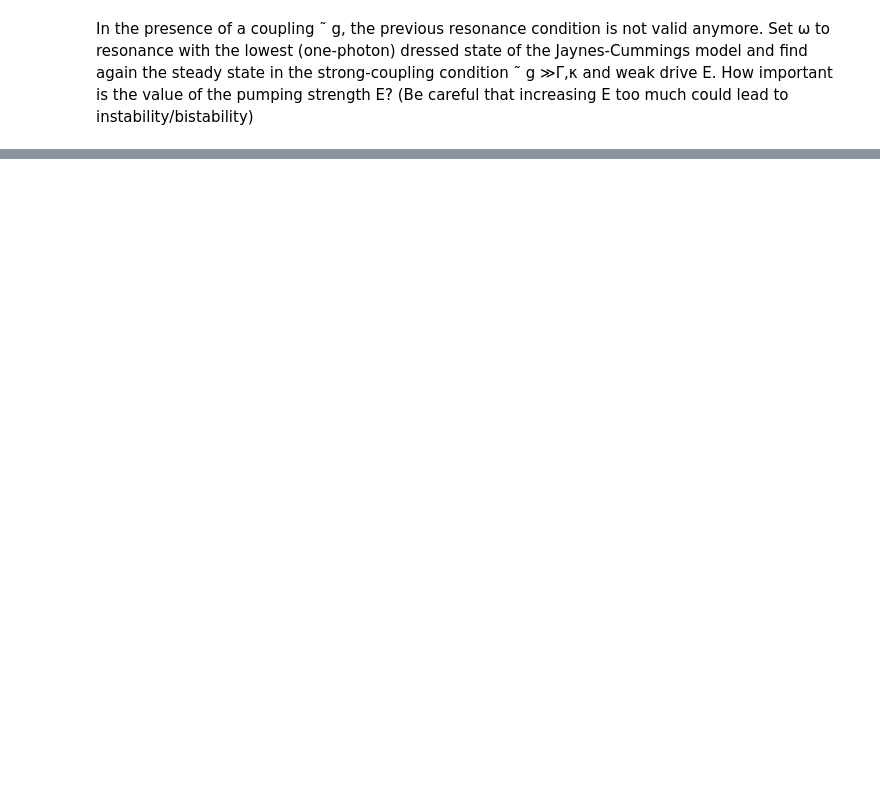
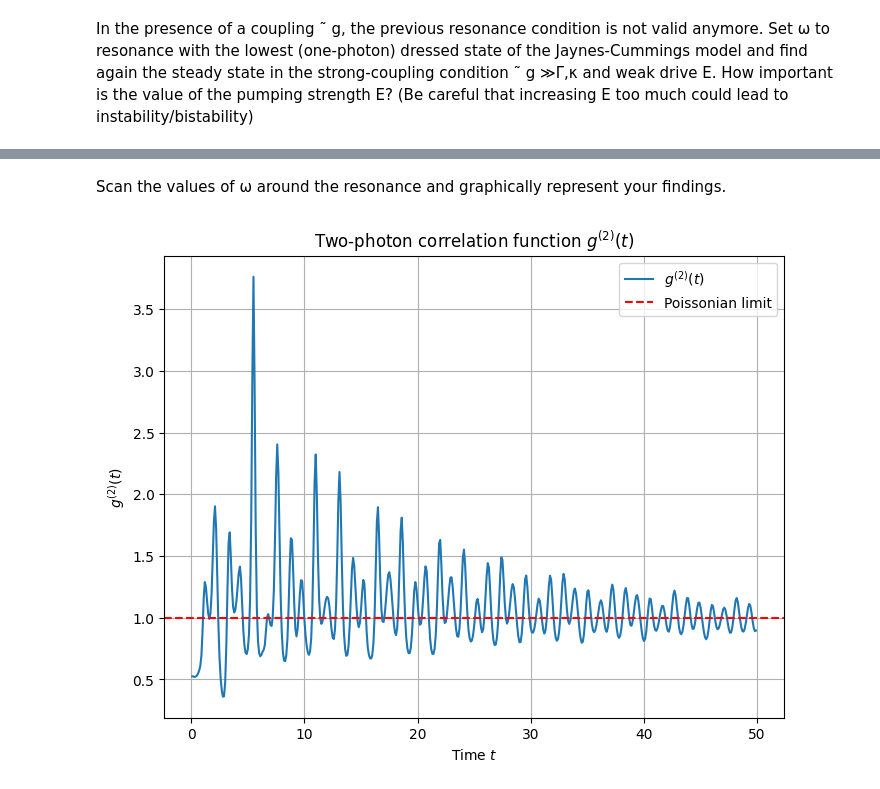
Before and after one commit to GiacomoGasparotto/Cavity-Blockade, a Jupyter notebook: test.ipynb, the cells around one changed output, grey strips where cells are left out. Drawn from its saved outputs; the diff is of its cells as text; code cells hidden in the pictures; blank space fills up the shorter version.

```diff
--- a/test.ipynb
+++ b/test.ipynb
@@ -185,0 +327,26 @@ plt.show()
+# %% [markdown]
+Scan the values of ω around the resonance and graphically represent your findings.
+# %%
+
+# Risoluzione della dinamica temporale
+result = mesolve(H, psi0, times, collapse_ops, [adag_full * a_full, adag_full * adag_full * a_full * a_full])
+
+# Estrazione delle osservabili
+n_photon_t = result.expect[0]  # Numero medio di fotoni nel tempo
+G2_t_numerator = result.expect[1]  # Numeratore di g^(2)(t)
+
+# Calcolo di g^(2)(t)
+g2_t = G2_t_numerator / (n_photon_t**2)
+
+# Plot della funzione g^(2)(t)
+plt.figure(figsize=(8, 6))
+plt.plot(times, np.real(g2_t), label=r"$g^{(2)}(t)$")
+plt.axhline(1, color="red", linestyle="--", label="Poissonian limit")
+plt.xlabel("Time $t$")
+plt.ylabel(r"$g^{(2)}(t)$")
+plt.legend()
+plt.grid()
+plt.title("Two-photon correlation function $g^{(2)}(t)$")
+plt.show()
+# %% [output]
+[figure, added]
```
Also changed, not shown: parts of 11 cells of this notebook.
